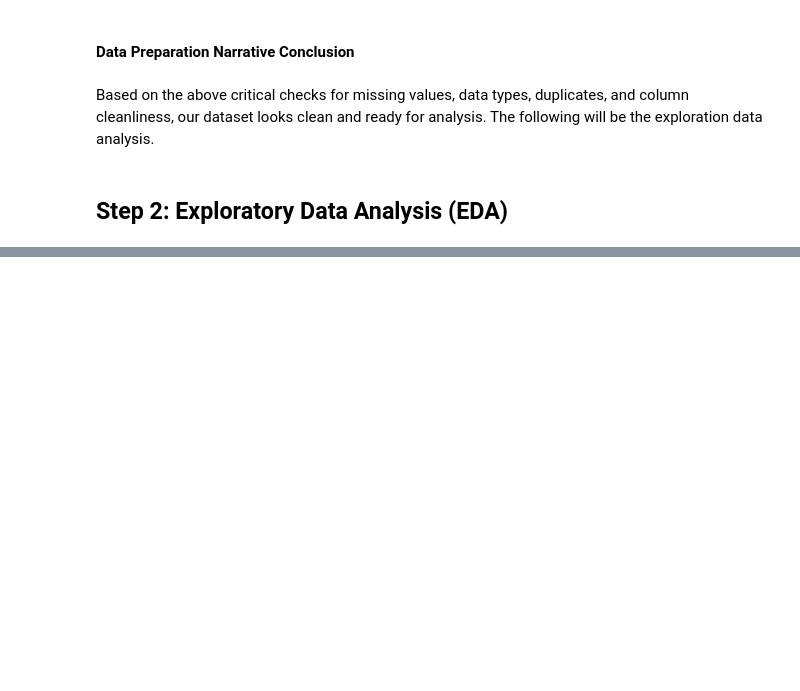
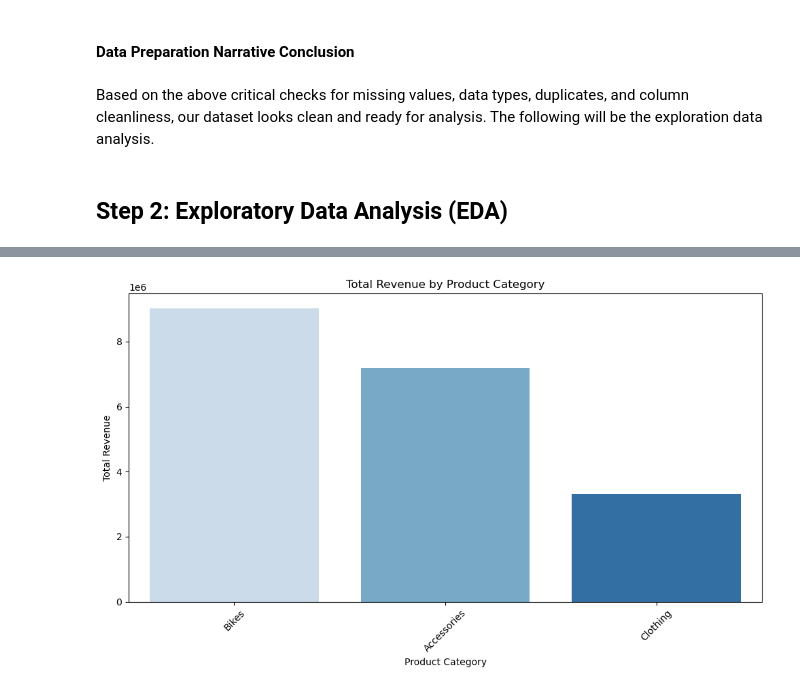
Before and after one commit to NkeCelestin/group5project_datascienceclass, a Jupyter notebook: Final Project Group 5.ipynb, the cells around one changed output, grey strips where cells are left out. Cells and saved outputs as stored; diff of their text form; code cells hidden in the pictures; blank space fills up the shorter version.

```diff
--- a/Final Project Group 5.ipynb
+++ b/Final Project Group 5.ipynb
@@ -167,0 +187,15 @@ Based on the above critical checks for missing values, data types, duplicates, a
+# %%
+# Revenue by Product Category
+
+category_revenue = df.groupby('Product Category')['Revenue'].sum().sort_values(ascending=False).reset_index()
+
+plt.figure(figsize=(10, 6))
+sns.barplot(data=category_revenue, x='Product Category', y='Revenue', palette='Blues', hue='Product Category')
+plt.title('Total Revenue by Product Category')
+plt.xlabel('Product Category')
+plt.ylabel('Total Revenue')
+plt.xticks(rotation=45)
+plt.tight_layout()
+plt.show()
+# %% [output]
+[figure, added]
```
Also changed, not shown: parts of 11 cells of this notebook.
